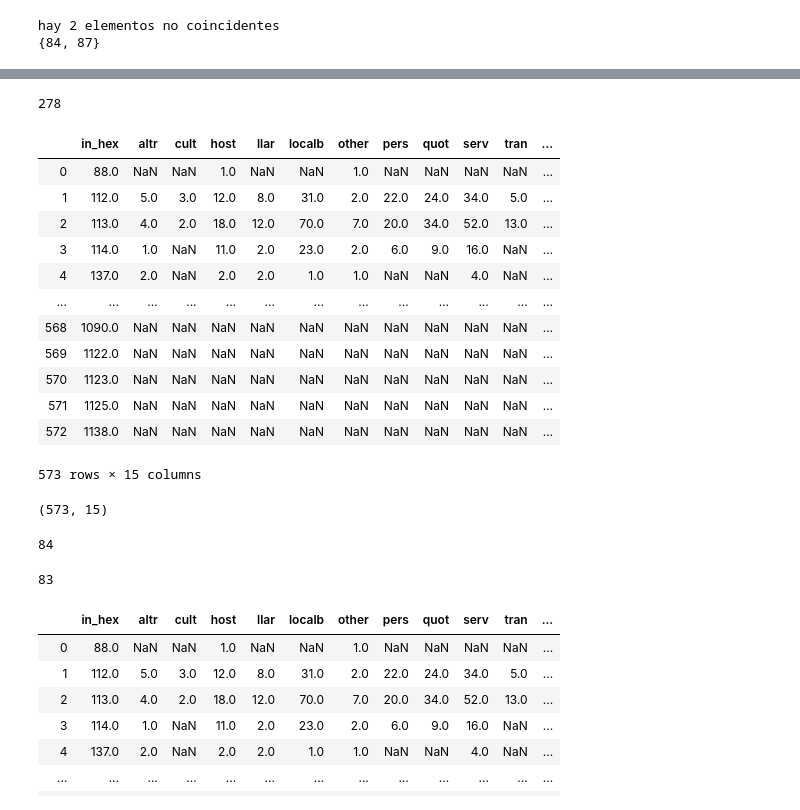
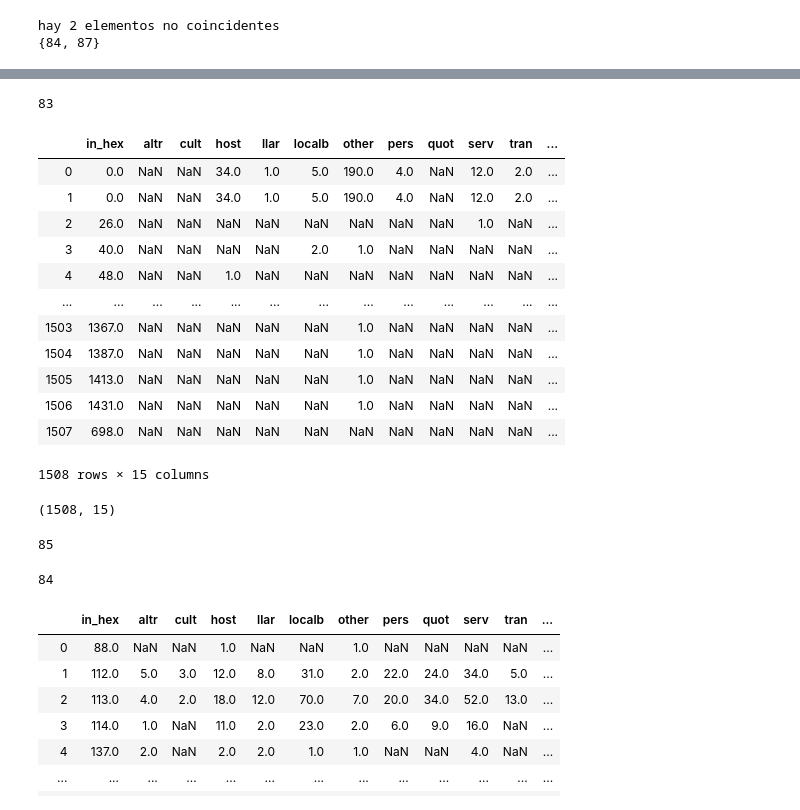
Before and after one commit to AlanItzep/Gmps_E, a Jupyter notebook: google_Maps_Eixos.ipynb, the cells around one changed output, grey strips where cells are left out. Saved outputs shown, nothing was run; the diff lists cells and outputs as text; code cells hidden in the pictures.

```diff
--- a/google_Maps_Eixos.ipynb
+++ b/google_Maps_Eixos.ipynb
@@ -2416,36 +2418,36 @@ ta_pivoted
 # %%
-len(ta_pivoted.in_hex.unique())
+len(ta_pivoted.polygon_id.unique())
 # %% [output]
-278
+83
 # %%
-piv_final = pd.merge(ta_pivoted, perc, on = 'polygon_id' and 'in_hex', how='outer')
+piv_final = pd.merge(ta_pivoted, perc, on = 'in_hex', how='outer')
 piv_final
 # %% [output]
 |  | in_hex | altr | cult | host | llar | localb | other | pers | quot | serv | tran | ... |
-| 0 | 88.0 | NaN | NaN | 1.0 | NaN | NaN | 1.0 | NaN | NaN | NaN | NaN | ... |
-| 1 | 112.0 | 5.0 | 3.0 | 12.0 | 8.0 | 31.0 | 2.0 | 22.0 | 24.0 | 34.0 | 5.0 | ... |
-| 2 | 113.0 | 4.0 | 2.0 | 18.0 | 12.0 | 70.0 | 7.0 | 20.0 | 34.0 | 52.0 | 13.0 | ... |
-| 3 | 114.0 | 1.0 | NaN | 11.0 | 2.0 | 23.0 | 2.0 | 6.0 | 9.0 | 16.0 | NaN | ... |
-| 4 | 137.0 | 2.0 | NaN | 2.0 | 2.0 | 1.0 | 1.0 | NaN | NaN | 4.0 | NaN | ... |
+| 0 | 0.0 | NaN | NaN | 34.0 | 1.0 | 5.0 | 190.0 | 4.0 | NaN | 12.0 | 2.0 | ... |
+| 1 | 0.0 | NaN | NaN | 34.0 | 1.0 | 5.0 | 190.0 | 4.0 | NaN | 12.0 | 2.0 | ... |
+| 2 | 26.0 | NaN | NaN | NaN | NaN | NaN | NaN | NaN | NaN | 1.0 | NaN | ... |
+| 3 | 40.0 | NaN | NaN | NaN | NaN | 2.0 | 1.0 | NaN | NaN | NaN | NaN | ... |
+| 4 | 48.0 | NaN | NaN | 1.0 | NaN | NaN | NaN | NaN | NaN | NaN | NaN | ... |
 | ... | ... | ... | ... | ... | ... | ... | ... | ... | ... | ... | ... | ... |
-| 568 | 1090.0 | NaN | NaN | NaN | NaN | NaN | NaN | NaN | NaN | NaN | NaN | ... |
-| 569 | 1122.0 | NaN | NaN | NaN | NaN | NaN | NaN | NaN | NaN | NaN | NaN | ... |
-| 570 | 1123.0 | NaN | NaN | NaN | NaN | NaN | NaN | NaN | NaN | NaN | NaN | ... |
-| 571 | 1125.0 | NaN | NaN | NaN | NaN | NaN | NaN | NaN | NaN | NaN | NaN | ... |
-| 572 | 1138.0 | NaN | NaN | NaN | NaN | NaN | NaN | NaN | NaN | NaN | NaN | ... |
+| 1503 | 1367.0 | NaN | NaN | NaN | NaN | NaN | 1.0 | NaN | NaN | NaN | NaN | ... |
+| 1504 | 1387.0 | NaN | NaN | NaN | NaN | NaN | 1.0 | NaN | NaN | NaN | NaN | ... |
+| 1505 | 1413.0 | NaN | NaN | NaN | NaN | NaN | 1.0 | NaN | NaN | NaN | NaN | ... |
+| 1506 | 1431.0 | NaN | NaN | NaN | NaN | NaN | 1.0 | NaN | NaN | NaN | NaN | ... |
+| 1507 | 698.0 | NaN | NaN | NaN | NaN | NaN | NaN | NaN | NaN | NaN | NaN | ... |
-573 rows × 15 columns
+1508 rows × 15 columns
 # %%
 piv_final.shape
 # %% [output]
-(573, 15)
+(1508, 15)
 # %%
 len(piv_final.polygon_id_y.unique())
 # %% [output]
-84
+85
 # %%
 len(piv_final.polygon.unique())
 # %% [output]
-83
+84
 # %%
 piv_final.drop(piv_final[piv_final.polygon.isnull()].index, inplace = True)
 piv_final
```
Also changed, not shown: parts of 35 cells of this notebook, 8 other files.
